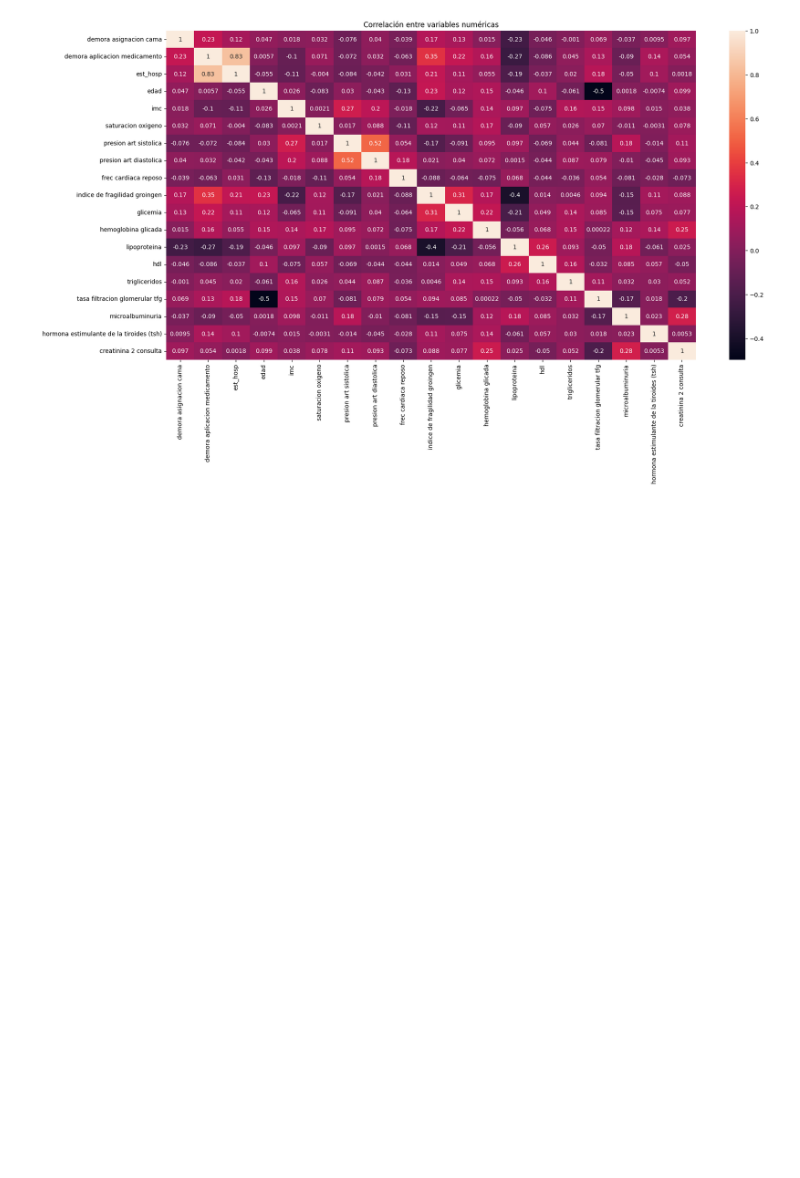
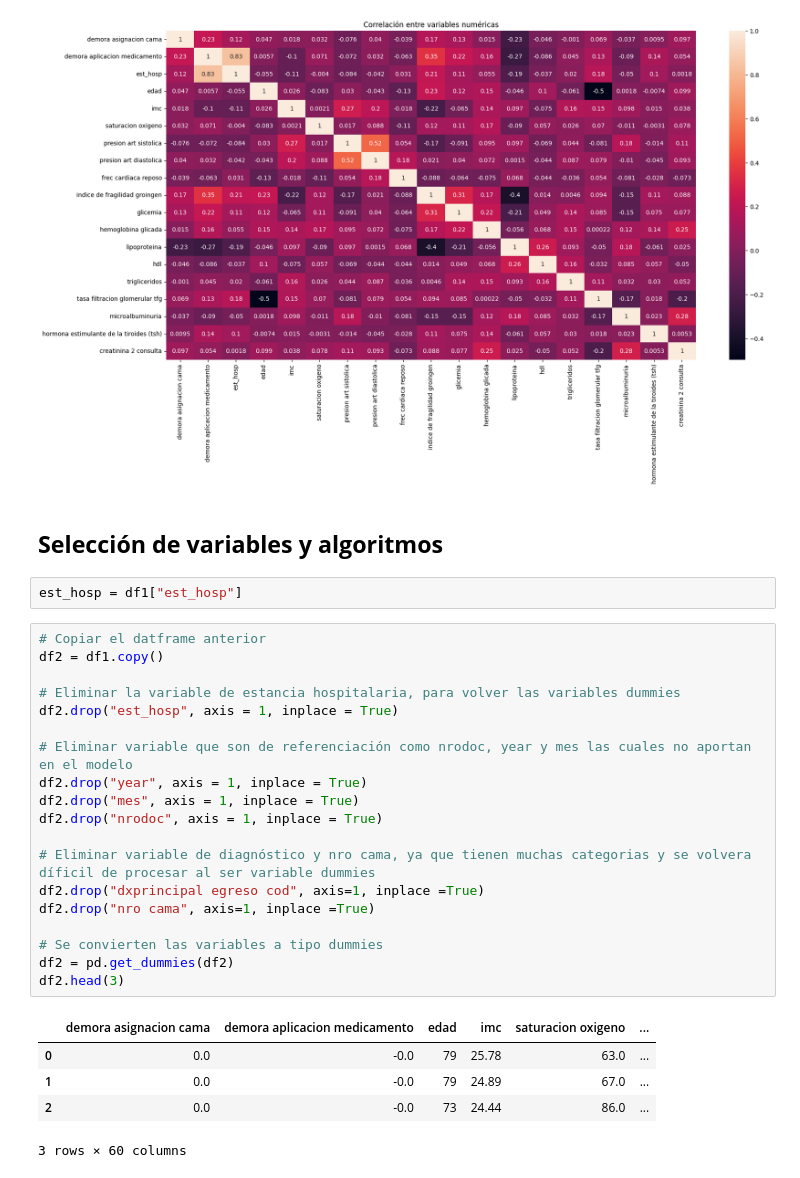
Before and after one commit to allisonpg12/analitica3proyecto3, a Jupyter notebook: CASO_SALUD_APG_AVRQ_MIVZ.ipynb, the cells around one changed output. Drawn from its saved outputs; the diff is of its cells as text; blank space fills up the shorter version.

```diff
--- a/CASO_SALUD_APG_AVRQ_MIVZ.ipynb
+++ b/CASO_SALUD_APG_AVRQ_MIVZ.ipynb
@@ -1384,3 +1384,32 @@ plt.title("Correlación entre variables numéricas")
 plt.show()
 # %% [output]
 [figure]
+# %% [markdown]
+## **Selección de variables y algoritmos**
+# %%
+est_hosp = df1["est_hosp"]
+# %%
+# Copiar el datframe anterior
+df2 = df1.copy()
+
+# Eliminar la variable de estancia hospitalaria, para volver las variables dummies
+df2.drop("est_hosp", axis = 1, inplace = True)
+
+# Eliminar variable que son de referenciación como nrodoc, year y mes las cuales no aportan en el modelo
+df2.drop("year", axis = 1, inplace = True)
+df2.drop("mes", axis = 1, inplace = True)
+df2.drop("nrodoc", axis = 1, inplace = True)
+
+# Eliminar variable de diagnóstico y nro cama, ya que tienen muchas categorias y se volvera díficil de procesar al ser variable dummies
+df2.drop("dxprincipal egreso cod", axis=1, inplace =True)
+df2.drop("nro cama", axis=1, inplace =True)
+
+# Se convierten las variables a tipo dummies
+df2 = pd.get_dummies(df2)
+df2.head(3)
+# %% [output]
+|  | demora asignacion cama | demora aplicacion medicamento | edad | imc | saturacion oxigeno | ... |
+| 0 | 0.0 | -0.0 | 79 | 25.78 | 63.0 | ... |
+| 1 | 0.0 | -0.0 | 79 | 24.89 | 67.0 | ... |
+| 2 | 0.0 | -0.0 | 73 | 24.44 | 86.0 | ... |
+3 rows × 60 columns
```
Also changed, not shown: parts of 25 cells of this notebook.
